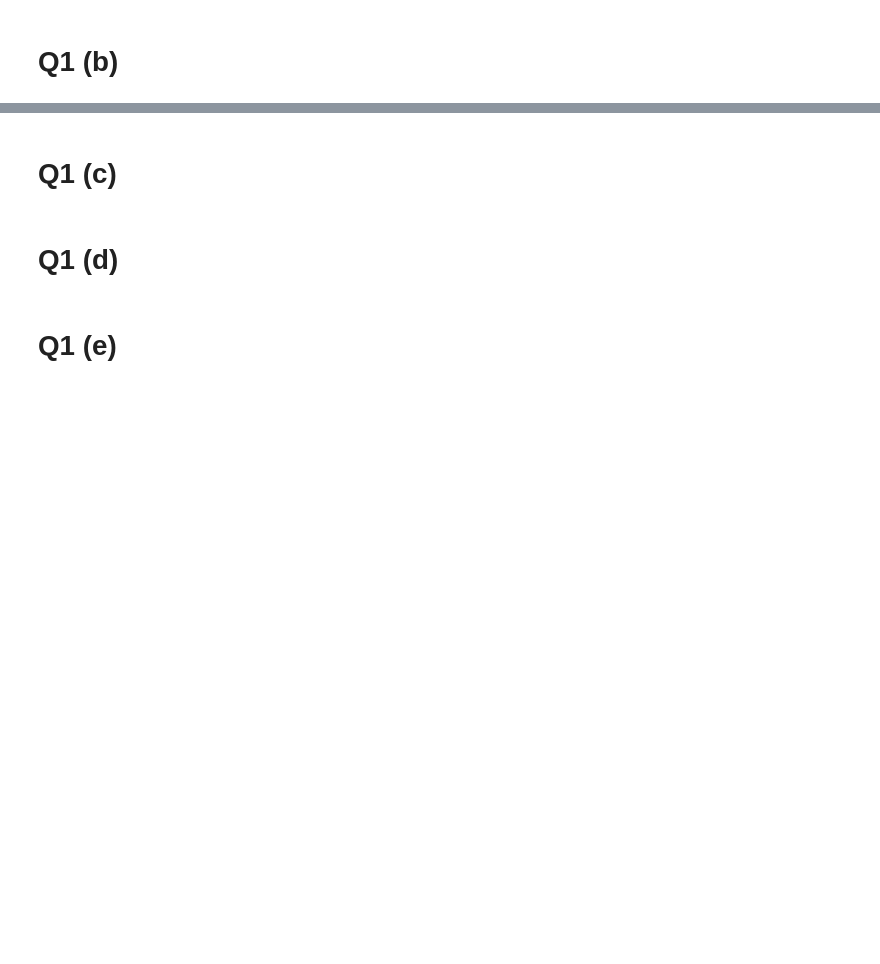
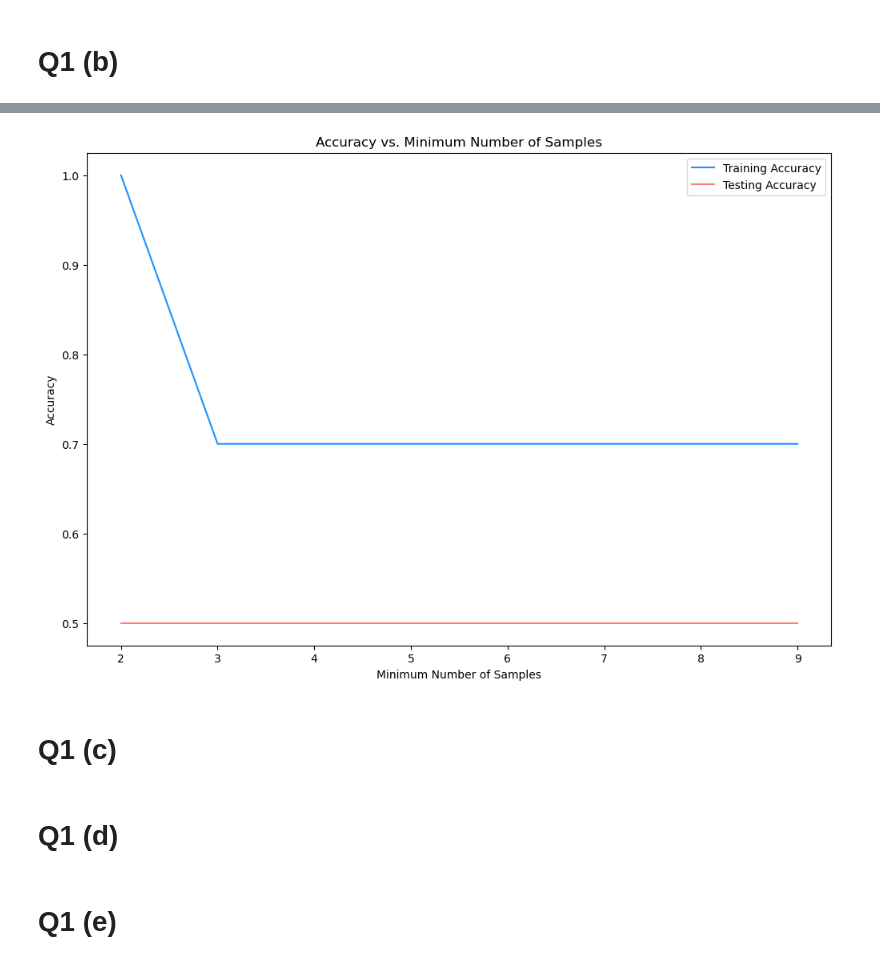
Before and after one commit to fongc123/notes, a Jupyter notebook: src/data mining/assignment2.ipynb, the cells around one changed output, grey strips where cells are left out. Drawn from its saved outputs; the diff is of its cells as text; code cells hidden in the pictures; blank space fills up the shorter version.

```diff
--- a/src/data mining/assignment2.ipynb
+++ b/src/data mining/assignment2.ipynb
@@ -88,2 +113,14 @@ plt.show()
+# %%
+# plot the training and testing accuracy
+plt.figure(figsize = (12, 8))
+plt.plot(range(2, 10), train_acc, label = 'Training Accuracy', c = "dodgerblue")
+plt.plot(range(2, 10), test_acc, label = 'Testing Accuracy', c = "salmon")
+plt.title("Accuracy vs. Minimum Number of Samples")
+plt.xlabel("Minimum Number of Samples")
+plt.ylabel("Accuracy")
+plt.legend()
+plt.show()
+# %% [output]
+[figure, added]
 # %% [markdown]
 # **Q1 (c)**
```
Also changed, not shown: parts of 5 cells of this notebook.
